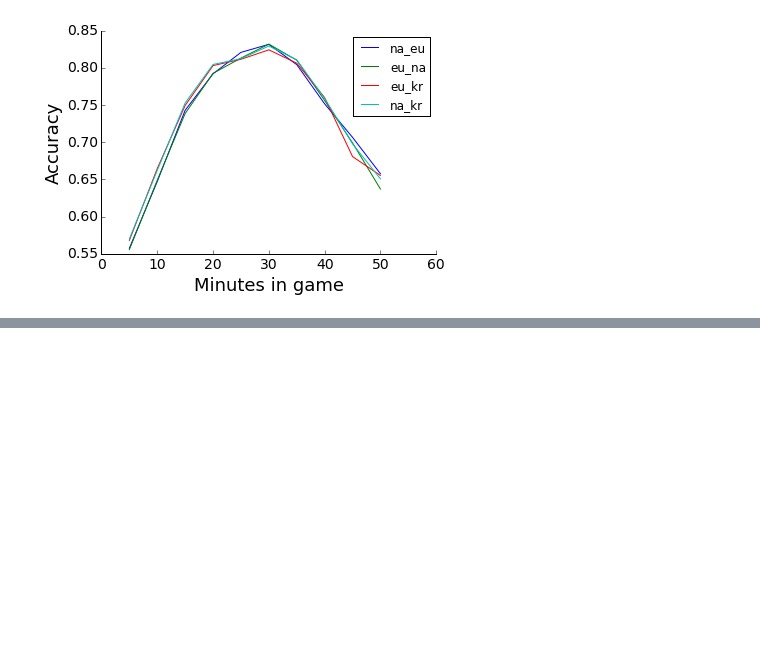
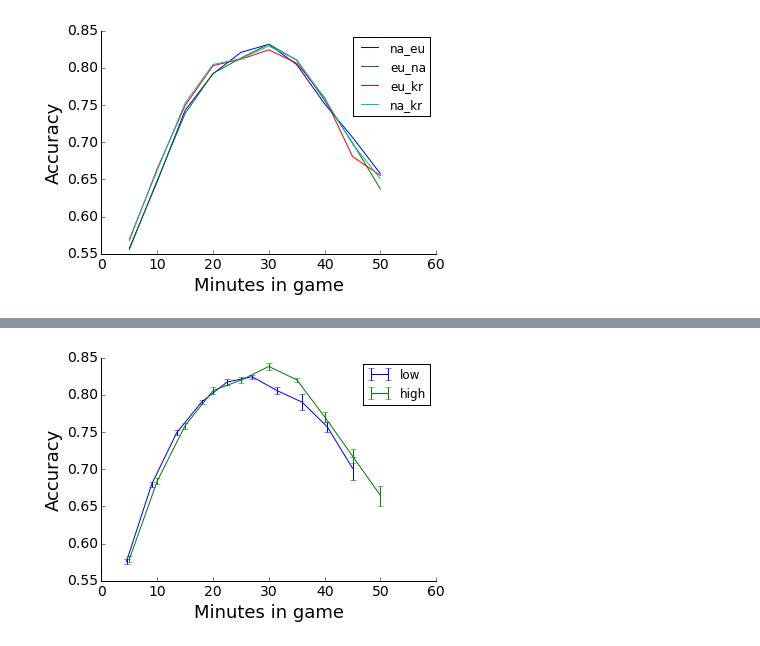
Before and after one commit to map222/lolML, a Jupyter notebook: notebooks/League of Legends working notebook.ipynb, the cells around one changed output, grey strips where cells are left out. Cells and saved outputs as stored; diff of their text form; code cells hidden in the pictures; blank space fills up the shorter version.

```diff
--- a/notebooks/League of Legends working notebook.ipynb
+++ b/notebooks/League of Legends working notebook.ipynb
@@ -526,0 +560,18 @@ plt.legend();
+# %%
+rfc = RandomForestClassifier(n_jobs = -1, n_estimators = 25, max_features = 'sqrt', min_samples_split=10)
+def cross_validate_df(cur_df, n_samples = 10000):
+    sample_df = cur_df.sample(min(cur_df.shape[0], n_samples))
+    return cross_validation.cross_val_score(rfc, sample_df[important_col], sample_df['winner'], cv=10, n_jobs = -1)
+# %%
+low_scores = [cross_validate_df(x) for x in low_timelines_df]
+high_scores = [cross_validate_df(x) for x in na_timelines_df]
+# %%
+plt.errorbar(time_indices *0.9, np.mean(low_scores, 1), np.std(low_scores, 1) / np.sqrt(10), label = 'low')
+plt.errorbar(time_indices, np.mean(high_scores, 1), np.std(high_scores, 1) / np.sqrt(10), label = 'high')
+lol_plt.prettify_axes(plt.gca())
+plt.ylabel('Accuracy', fontsize = 18)
+plt.xlabel('Minutes in game', fontsize = 18)
+plt.xlim([0, 60])
+plt.legend();
+# %% [output]
+[figure, added]
```
Also changed, not shown: parts of 13 cells of this notebook, 1 other file.
